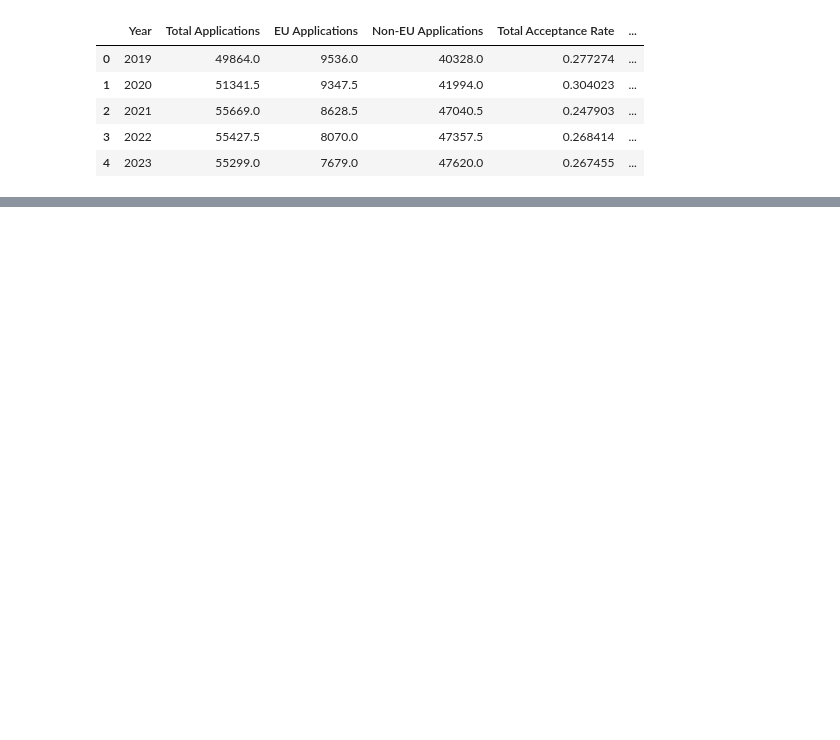
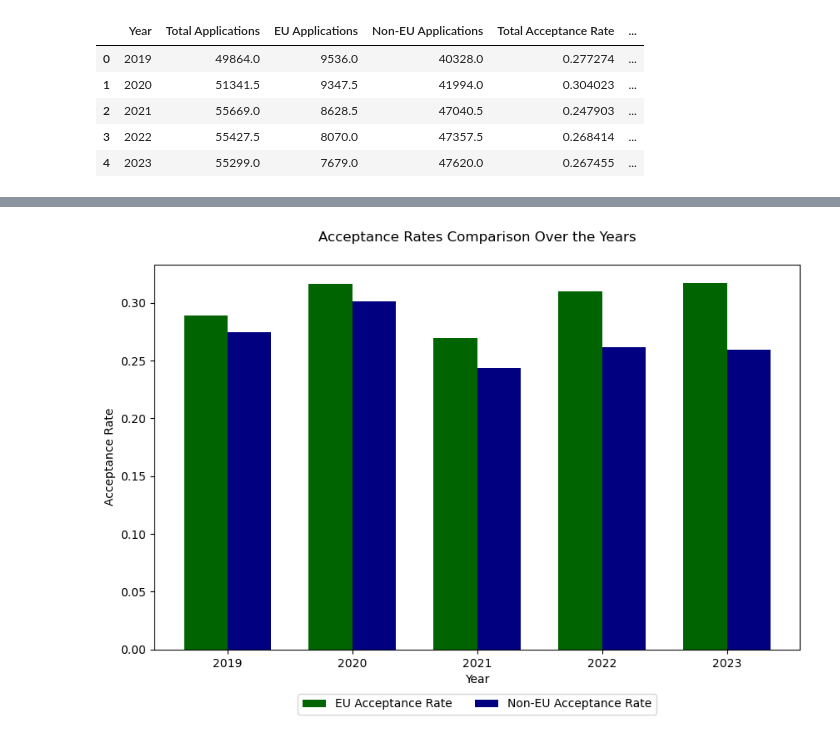
Before and after one commit to ascneuenheim/ST115_Brexit, a Jupyter notebook: Question 1.ipynb, the cells around one changed output, grey strips where cells are left out. Cells and saved outputs as stored; diff of their text form; code cells hidden in the pictures; blank space fills up the shorter version.

```diff
--- a/Question 1.ipynb
+++ b/Question 1.ipynb
@@ -233,0 +193,66 @@ PatsyError: Error evaluating factor: NameError: name 'EU_Applications' is not de
+# %%
+import matplotlib.pyplot as plt
+import numpy as np
+
+# First, ensure that the acceptance rates are added to the summary_df DataFrame
+# Assuming 'df' is your main DataFrame with the applications, offers, and entrances data.
+years = [2019, 2020, 2021, 2022, 2023]
+summary_data = {
+    'Year': [],
+    'Total Applications': [],
+    'EU Applications': [],
+    'Non-EU Applications': [],
+    'Total Acceptance Rate': [],
+    'EU Acceptance Rate': [],
+    'Non-EU Acceptance Rate': []
+}
+
+for year in years:
+    apps_col = f'Applications {year}'
+    offers_col = f'Offers {year}'
+
+    # Total calculations
+    total_apps = df[apps_col].sum()
+    total_offers = df[offers_col].sum()
+    total_acceptance_rate = total_offers / total_apps
+
+    # EU calculations
+    eu_apps = df[df['Nationality'].isin(EU_nationalities)][apps_col].sum()
+    eu_offers = df[df['Nationality'].isin(EU_nationalities)][offers_col].sum()
+    eu_acceptance_rate = eu_offers / eu_apps if eu_apps > 0 else 0  # Prevent division by zero
+
+    # Non-EU calculations
+    non_eu_apps = df[~df['Nationality'].isin(EU_nationalities)][apps_col].sum()
+    non_eu_offers = df[~df['Nationality'].isin(EU_nationalities)][offers_col].sum()
+    non_eu_acceptance_rate = non_eu_offers / non_eu_apps if non_eu_apps > 0 else 0  # Prevent division by zero
+
+    summary_data['Year'].append(year)
+    summary_data['Total Applications'].append(total_apps)
+    summary_data['EU Applications'].append(eu_apps)
+    summary_data['Non-EU Applications'].append(non_eu_apps)
+    summary_data['Total Acceptance Rate'].append(total_acceptance_rate)
+    summary_data['EU Acceptance Rate'].append(eu_acceptance_rate)
+    summary_data['Non-EU Acceptance Rate'].append(non_eu_acceptance_rate)
+
+# Convert summary_data to DataFrame
+summary_df = pd.DataFrame(summary_data)
+
+# Now plot the acceptance rates
+fig, ax = plt.subplots(figsize=(10, 6))
+width = 0.35  # bar width
+x = np.arange(len(years))  # the label locations
+
+# Plotting the bars for EU and Non-EU acceptance rates
+ax.bar(x - width/2, summary_df['EU Acceptance Rate'], width, label='EU Acceptance Rate', color='darkgreen')
+ax.bar(x + width/2, summary_df['Non-EU Acceptance Rate'], width, label='Non-EU Acceptance Rate', color='navy')
+
+ax.set_xlabel('Year')
+ax.set_ylabel('Acceptance Rate')
+ax.set_title('Acceptance Rates Comparison Over the Years', pad=20)
+ax.set_xticks(x)
+ax.set_xticklabels(summary_df['Year'])
+ax.legend(loc='upper center', bbox_to_anchor=(0.5, -0.1), ncol=3)
+
+plt.show()
+# %% [output]
+[figure, added]
```
Also changed, not shown: parts of 5 cells of this notebook.
